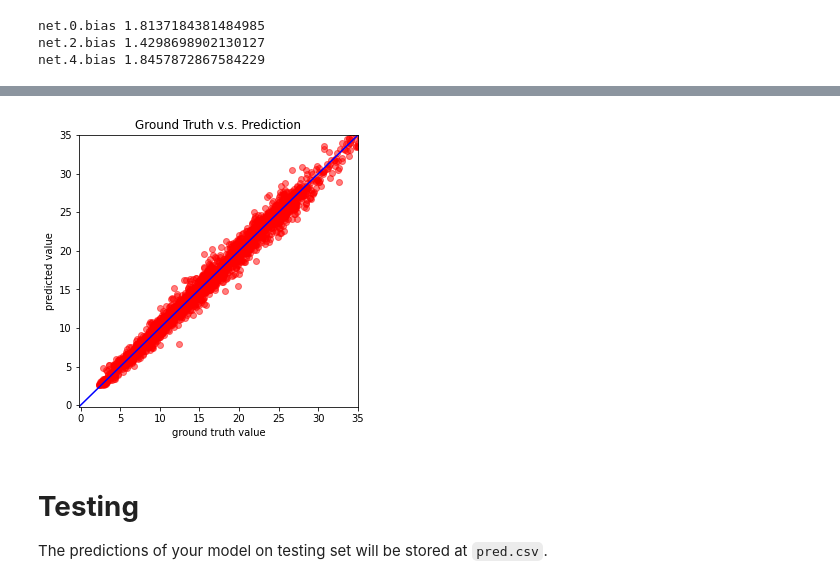
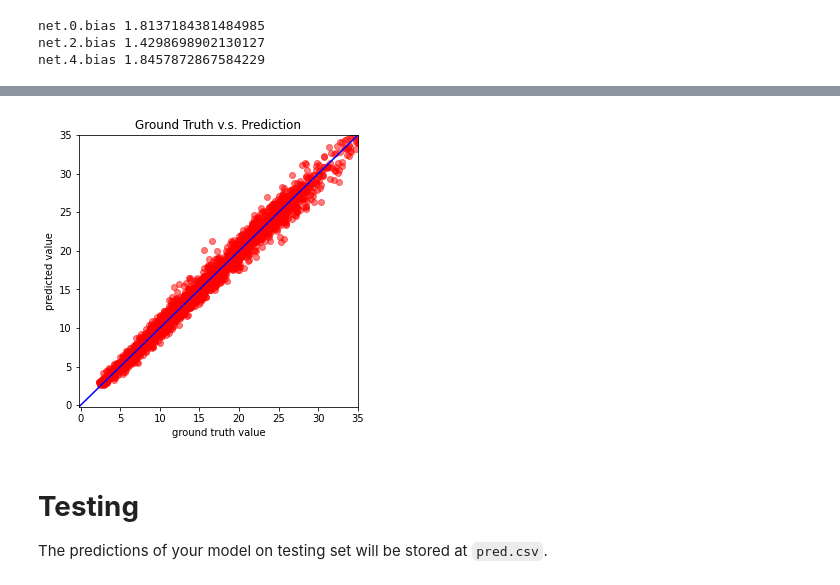
Before and after one commit to csvt32745/ML_2021_Spring, a Jupyter notebook: hw1/ML2021Spring_HW1.ipynb, the cells around one changed output, grey strips where cells are left out. Saved outputs shown, nothing was run; the diff lists cells and outputs as text; code cells hidden in the pictures.

```diff
--- a/hw1/ML2021Spring_HW1.ipynb
+++ b/hw1/ML2021Spring_HW1.ipynb
@@ -376,7 +484,7 @@ def test(tt_set, model, device):
 device = get_device()                 # get the current available device ('cpu' or 'cuda')
 # print(device)
 os.makedirs('models', exist_ok=True)  # The trained model will be saved to ./models/
-target_only = True                   # TODO: Using 40 states & 2 tested_positive features
+target_only = False                   # TODO: Using 40 states & 2 tested_positive features
 
 # TODO: How to tune these hyper-parameters to improve your model's performance?
 config = {
@@ -384,15 +492,29 @@ config = {
     'n_epochs': 3000,                # maximum number of epochs
     'batch_size': 200,               # mini-batch size for dataloader
     'reg': 1e-4,
-    'optimizer': 'SGD',              # optimization algorithm (optimizer in torch.optim)
+    'optimizer': 'Adam',              # optimization algorithm (optimizer in torch.optim)
     'optim_hparas': {                # hyper-parameters for the optimizer (depends on which optimizer you are using)
         'lr': 1e-4,                  # learning rate of SGD
-        'momentum': 0.6,             # momentum for SGD
+        # 'momentum': 0.6,             # momentum for SGD
         # 'weight_decay': 1e-4,      # l2-reg in optim (might regularize the bias)
     },
     'early_stop': 300,               # early stopping epochs (the number epochs since your model's last improvement)
     'save_path': 'models/model.pth'  # your model will be saved here
 }
+
+ae_config = {
+    'n_epochs': 3000,                # maximum number of epochs
+    'batch_size': 100,               # mini-batch size for dataloader
+    'reg': 1e-5,
+    'optimizer': 'SGD',              # optimization algorithm (optimizer in torch.optim)
+    'optim_hparas': {                # hyper-parameters for the optimizer (depends on which optimizer you are using)
+        'lr': 2e-4,                  # learning rate of SGD
+        'momentum': 0.8,             # momentum for SGD
+        # 'weight_decay': 1e-4,      # l2-reg in optim (might regularize the bias)
+    },
+    'early_stop': 300,               # early stopping epochs (the number epochs since your model's last improvement)
+    'save_path': 'models/ae_model.pth'  # your model will be saved here
+}
 # %% [markdown]
 # **Load data and model**
 # %%
@@ -411,0 +534,4 @@ Finished reading the test set of COVID19 Dataset (893 samples found, each dim =
+# %%
+# AE
+# ae = AE(dv_set.dataset[0][0].shape[0], 60).to(device)
+ae_train([tr_set, dv_set, tt_set], ae, ae_config, device)
@@ -411,0 +573,5 @@ Finished reading the test set of COVID19 Dataset (893 samples found, each dim =
+# %%
+ae_tr_set, ae_dv_set, mean, std = prep_dataloader(tr_path, 'train', config['batch_size'],
+    target_only=target_only, split_indices=[tr_idx, dv_idx], ae=ae, device=device)
+# dv_set = prep_dataloader(tr_path, 'dev', config['batch_size'], target_only=target_only)
+ae_tt_set = prep_dataloader(tt_path, 'test', config['batch_size'], target_only=target_only, mean=mean, std=std, ae=ae, device=device)
@@ -412,7 +582,9 @@ Finished reading the test set of COVID19 Dataset (893 samples found, each dim =
 # %%
 # model = NeuralNet(tr_set.dataset.dim).to(device)  # Construct model and move to device
 # model = NeuralNet(dv_set.dataset[0][0].shape[0], reg_lambda=config['reg']).to(device)  # Construct model and move to device
-model = NeuralNet(dv_set.dataset[0][0].shape[0]).to(device)  # Construct model and move to device
+# print(ae_tr_set.dataset[0][0].shape[0])
+model = NeuralNet(ae_tr_set.dataset[0][0].shape[0]).to(device)  # Construct model and move to device
+# model = NeuralNet(dv_set.dataset[0][0].shape[0]).to(device)  # Construct model and move to device
 # ckpt = torch.load(config['save_path'], map_location='cpu')  # Load your best model
 # model.load_state_dict(ckpt)
 # %% [markdown]
@@ -453,11 +625,13 @@ plot_learning_curve(model_loss_record, title='deep model')
 # %%
 del model
-model = NeuralNet(dv_set.dataset[0][0].shape[0]).to(device)
+# model = NeuralNet(dv_set.dataset[0][0].shape[0]).to(device)
+model = NeuralNet(ae_tr_set.dataset[0][0].shape[0]).to(device)
 ckpt = torch.load(config['save_path'], map_location='cpu')  # Load your best model
 model.load_state_dict(ckpt)
-plot_pred(dv_set, model, device)  # Show prediction on the validation set
+plot_pred(ae_tr_set, model, device)  # Show prediction on the validation set
+# plot_pred(dv_set, model, device)  # Show prediction on the validation set
 # %% [output]
-[figure, old version]
+[figure, new version]
 # %% [markdown]
 # **Testing**
 The predictions of your model on testing set will be stored at `pred.csv`.
```
Also changed, not shown: parts of 12 cells of this notebook.
